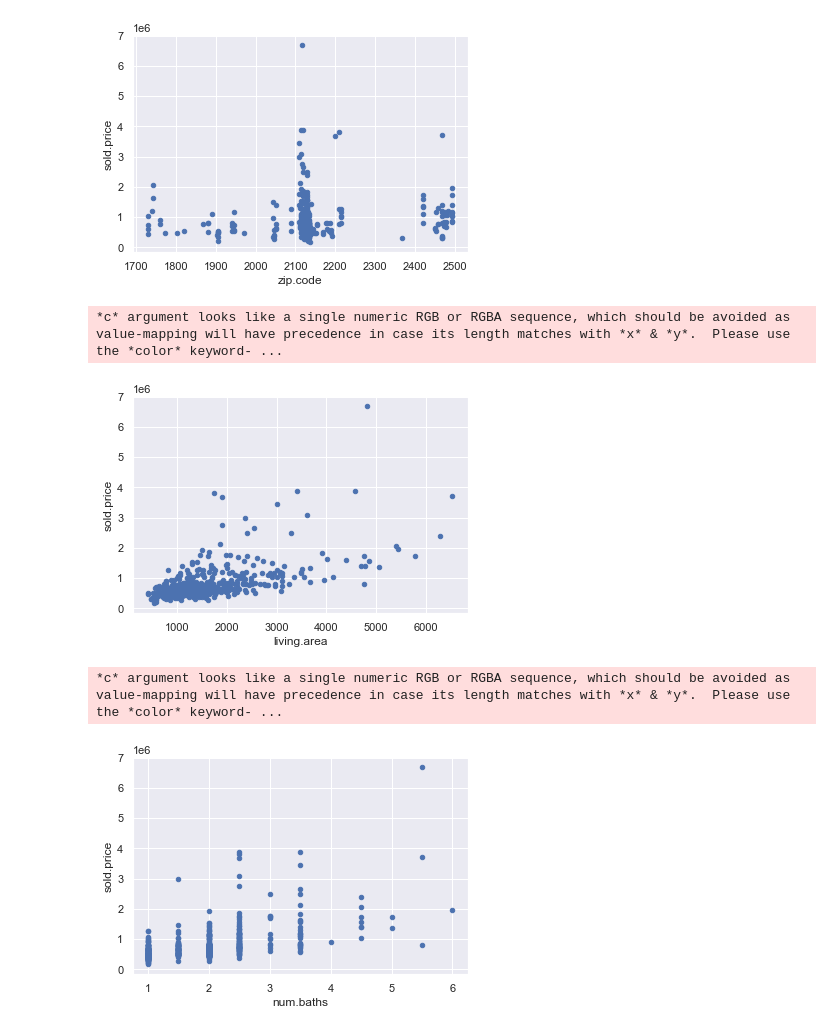
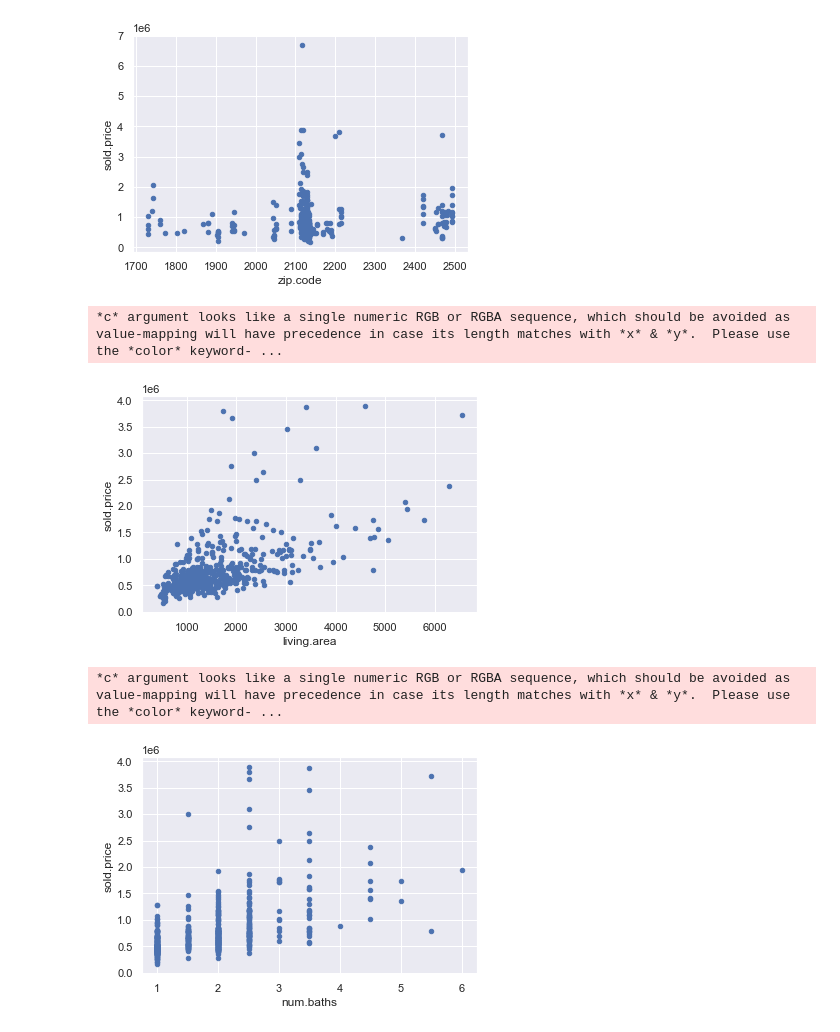
Before and after one commit to HannibalHerforth/techlabs-elective, a Jupyter notebook: Techlabs working station.ipynb, the cells around one changed output. Drawn from its saved outputs; the diff is of its cells as text; code cells hidden in the pictures.

```diff
--- a/Techlabs working station.ipynb
+++ b/Techlabs working station.ipynb
@@ -67,6 +70,6 @@ df.corr()
 | kitchen.width | 0.123579 | -0.001571 | 0.073516 | 0.311860 | 0.313565 | 0.376289 | 0.062658 | 0.158815 | ... |
 | rand | 0.040459 | -0.061418 | 0.003257 | -0.023947 | 0.031538 | 0.009879 | 0.099040 | 0.042012 | ... |
 # %%
-df.drop(df.columns[[ 8,9, 10,11,12,13]], axis=1, inplace=True)
+df.drop(df.columns[[2,3,8,9,10,11,12,13]], axis=1, inplace=True)
 df.head()
 # %% [output]
@@ -178,17 +161,19 @@ plt.show()
 *c* argument looks like a single numeric RGB or RGBA sequence, which should be avoided as value-mapping will have precedence in case its length matches with *x* & *y*.  Please use the *color* keyword- ...
 [figure]
 # %%
+indexNames = df[df['sold.price'] > 6000000 ].index
+df.drop(indexNames , inplace=True)
 df.plot.scatter(x='living.area', y='sold.price')
 plt.show()
 # %% [output]
 *c* argument looks like a single numeric RGB or RGBA sequence, which should be avoided as value-mapping will have precedence in case its length matches with *x* & *y*.  Please use the *color* keyword- ...
-[figure, old version]
+[figure, new version]
 # %%
 df.plot.scatter(x='num.baths', y='sold.price')
 plt.show()
 # %% [output]
 *c* argument looks like a single numeric RGB or RGBA sequence, which should be avoided as value-mapping will have precedence in case its length matches with *x* & *y*.  Please use the *color* keyword- ...
-[figure, old version]
+[figure, new version]
 # %%
 sns.heatmap(df.corr(), annot=True, cmap = 'Reds')
 plt.show()
```
Also changed, not shown: parts of 11 cells of this notebook.
